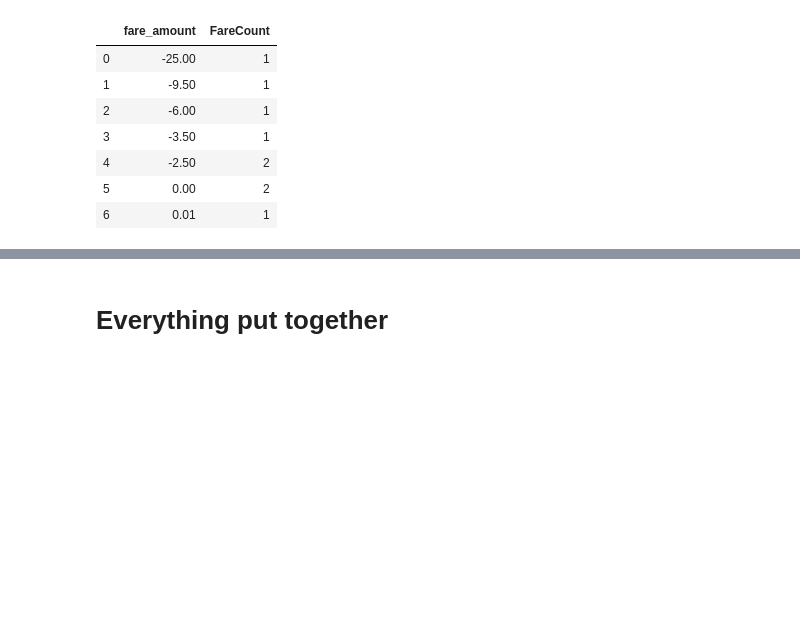
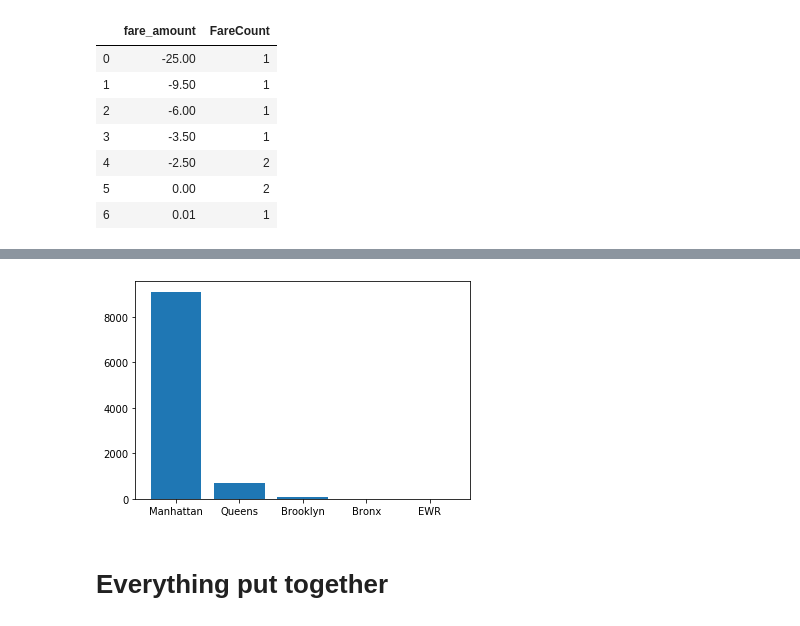
Before and after one commit to angelrps/MasterDataScience_FinalProject, a Jupyter notebook: notebooks/Data_Taxis_Clean_Transform.ipynb, the cells around one changed output, grey strips where cells are left out. Saved outputs shown, nothing was run; the diff lists cells and outputs as text; code cells hidden in the pictures; blank space fills up the shorter version.

Commit message:
Data_Taxis_Clean_Transform_organizing file WIP

```diff
--- a/notebooks/Data_Taxis_Clean_Transform.ipynb
+++ b/notebooks/Data_Taxis_Clean_Transform.ipynb
@@ -257,0 +264,6 @@ fare.head(25)
+# %%
+dfsample['tpep_pickup_datetime'] = pd.to_datetime(dfsample['tpep_pickup_datetime'])
+d = dfsample.sort_values('tpep_pickup_datetime')
+
+display(d.head(2))
+display(d.tail(2))
@@ -257,0 +280,5 @@ fare.head(25)
+# %%
+# CREATE DATAFRAME WITH MANHATTAN BOROUGHS AND LOCATIONIDs
+dfzones = pd.read_csv('../data/NY_taxi_zones.csv', sep=',',
+                      usecols=['LocationID', 'borough'])
+dfzones.head()
@@ -258,3 +292,13 @@ fare.head(25)
+# %%
+t = dfsample.merge(dfzones, on='LocationID', how = 'left')
+t['boroughCount'] = 1
+t2 = t[['borough', 'boroughCount']]
+t3 = t2.groupby('borough').sum().reset_index().sort_values('boroughCount', ascending=False)
+
+plt.bar(t3['borough'],t3['boroughCount'])
+plt.show()
+# %% [output]
+[figure, added]
 # %% [markdown]
 # Everything put together
 # %%
```
Also changed, not shown: parts of 7 cells of this notebook.
